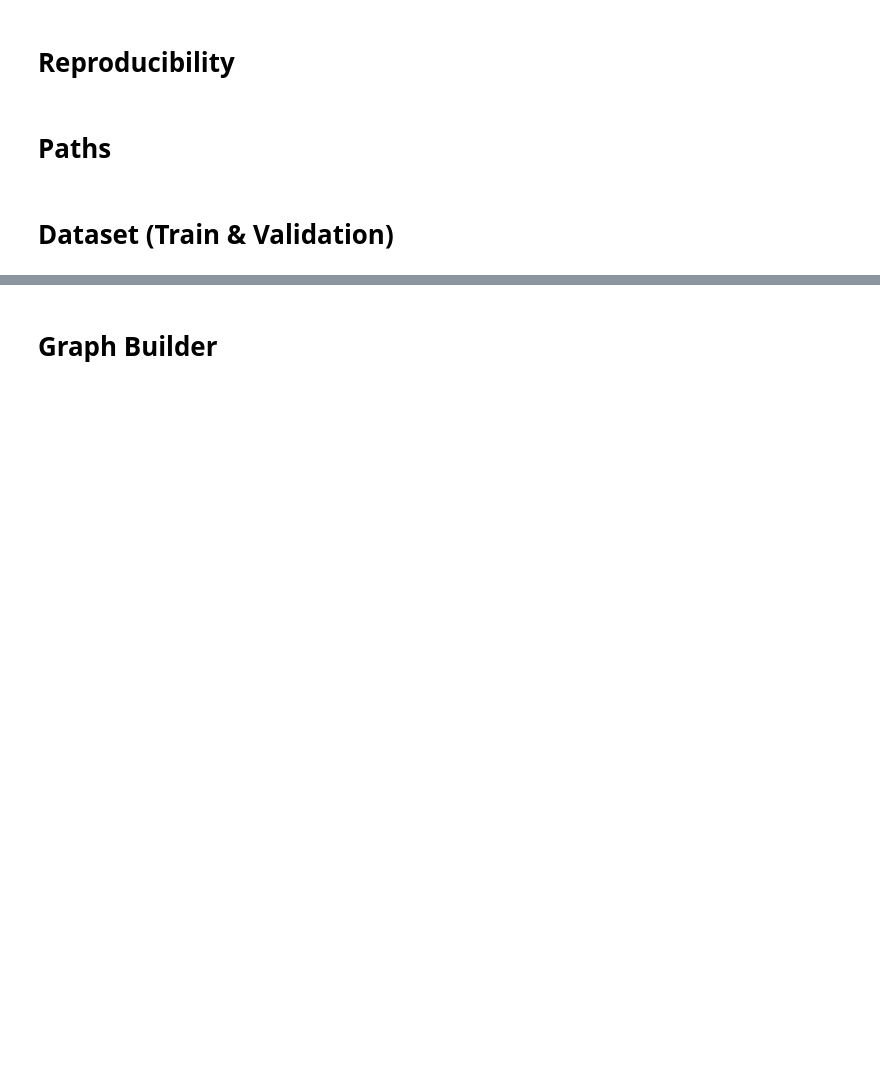
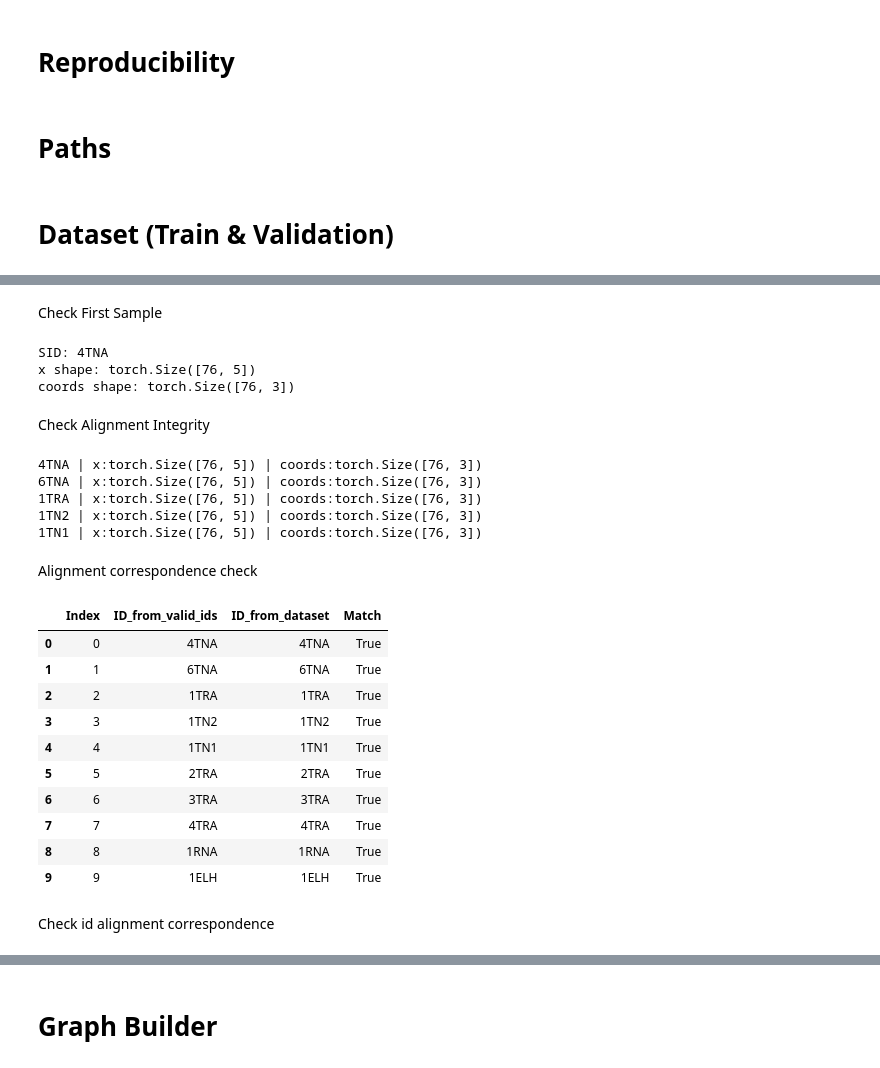
Before and after one commit to kurshid1991/RNA_3D_Fold_2, a Jupyter notebook: Biopython_baseline_upgraded.ipynb, the cells around one changed output, grey strips where cells are left out. Saved outputs shown, nothing was run; the diff lists cells and outputs as text; code cells hidden in the pictures; blank space fills up the shorter version.

```diff
--- a/Biopython_baseline_upgraded.ipynb
+++ b/Biopython_baseline_upgraded.ipynb
@@ -127,3 +163,7 @@ class RNADataset(Dataset):
         x = torch.cat([x, pos_feat], dim=1)
 
         return sid, x, coords
+# %%
+dataset = RNADataset(TRAIN_SEQ, TRAIN_LBL)
+
+print("Dataset size:", len(dataset))
@@ -129,0 +188,59 @@ class RNADataset(Dataset):
+# %% [markdown]
+Check First Sample
+# %%
+sid, x, coords = dataset[0]
+
+print("SID:", sid)
+print("x shape:", x.shape)
+print("coords shape:", coords.shape)
+# %% [output]
+SID: 4TNA
+x shape: torch.Size([76, 5])
+coords shape: torch.Size([76, 3])
+# %% [markdown]
+Check Alignment Integrity
+# %%
+for i in range(5):
+    sid, x, coords = dataset[i]
+    print(f"{sid} | x:{x.shape} | coords:{coords.shape}")
+    assert x.shape[0] == coords.shape[0]
+# %% [output]
+4TNA | x:torch.Size([76, 5]) | coords:torch.Size([76, 3])
+6TNA | x:torch.Size([76, 5]) | coords:torch.Size([76, 3])
+1TRA | x:torch.Size([76, 5]) | coords:torch.Size([76, 3])
+1TN2 | x:torch.Size([76, 5]) | coords:torch.Size([76, 3])
+1TN1 | x:torch.Size([76, 5]) | coords:torch.Size([76, 3])
+# %% [markdown]
+Alignment correspondence check
+# %%
+rows = []
+
+for i in range(10):
+    sid_dataset, _, _ = dataset[i]
+
+    # since you filtered valid_ids, this is safer:
+    sid_from_valid_list = dataset.valid_ids[i]
+
+    rows.append({
+        "Index": i,
+        "ID_from_valid_ids": sid_from_valid_list,
+        "ID_from_dataset": sid_dataset,
+        "Match": sid_from_valid_list == sid_dataset
+    })
+
+alignment_df = pd.DataFrame(rows)
+alignment_df
+# %% [output]
+|  | Index | ID_from_valid_ids | ID_from_dataset | Match |
+| 0 | 0 | 4TNA | 4TNA | True |
+| 1 | 1 | 6TNA | 6TNA | True |
+| 2 | 2 | 1TRA | 1TRA | True |
+| 3 | 3 | 1TN2 | 1TN2 | True |
+| 4 | 4 | 1TN1 | 1TN1 | True |
+| 5 | 5 | 2TRA | 2TRA | True |
+| 6 | 6 | 3TRA | 3TRA | True |
+| 7 | 7 | 4TRA | 4TRA | True |
+| 8 | 8 | 1RNA | 1RNA | True |
+| 9 | 9 | 1ELH | 1ELH | True |
+# %% [markdown]
+Check id alignment correspondence
```
Also changed, not shown: parts of 68 cells of this notebook.
